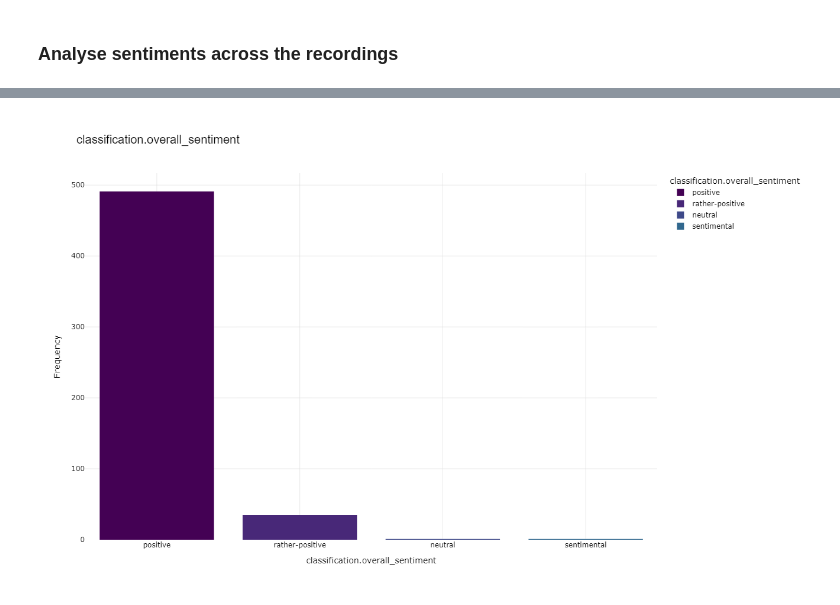
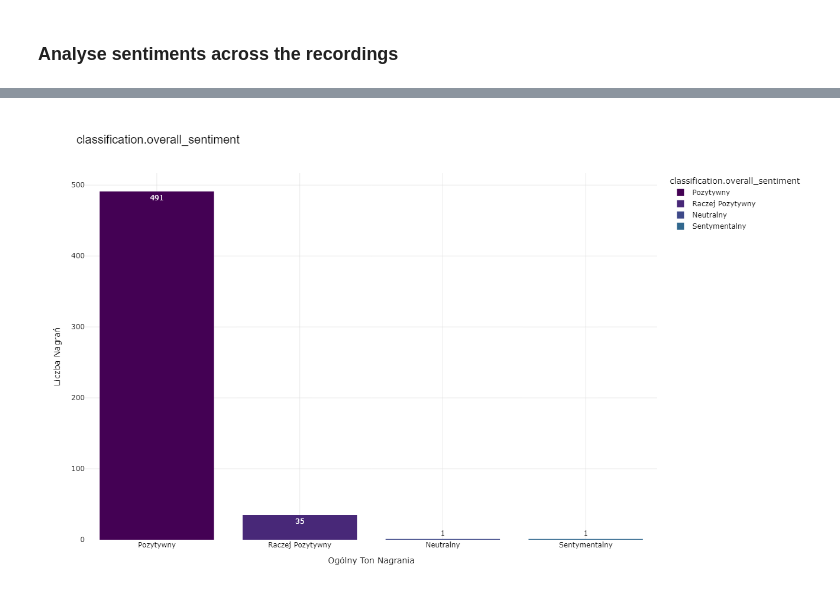
Before and after one commit to stellarshenson/henryk-analysis, a Jupyter notebook: notebooks/recordings/5 - Analyse transcription classifications.ipynb, the cells around one changed output, grey strips where cells are left out. Saved outputs shown, nothing was run; the diff lists cells and outputs as text; code cells hidden in the pictures.

```diff
--- a/notebooks/recordings/5 - Analyse transcription classifications.ipynb
+++ b/notebooks/recordings/5 - Analyse transcription classifications.ipynb
@@ -49,5 +49,5 @@ df_stats = df_stats.filter(regex=REGEX_COLUMNS_NAME_DATE_CLASSIFICATION)
 # %% [markdown]
 ### Analyse sentiments across the recordings
 # %%
-visualize.plot_categorical_histogram(df_stats, 'classification.overall_sentiment')
+visualize.plot_categorical_histogram(df_stats, 'classification.overall_sentiment', mapping_file='../../resources/text_mappings.json')
 # %% [output]
@@ -55 +54 @@ visualize.plot_categorical_histogram(df_stats, 'classification.overall_sentiment
-[figure, old version]
+[figure, new version]
```
Also changed, not shown: parts of 1 cell of this notebook, 2 other files.
